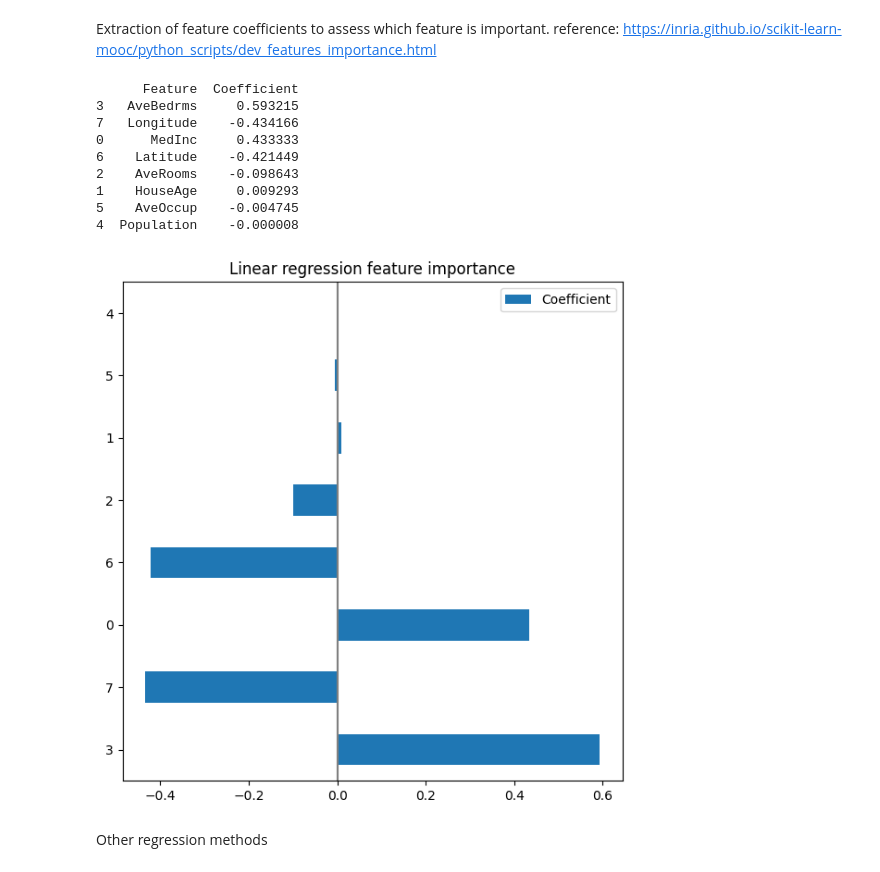
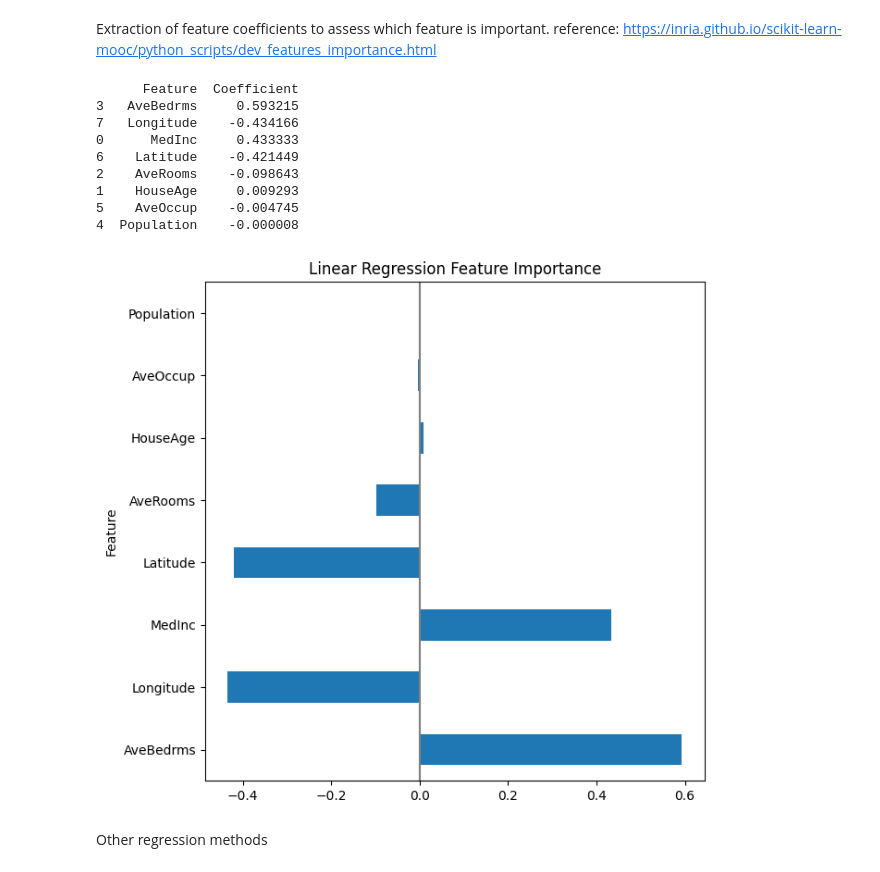
Before and after one commit to deskk/MIS_project1, a Jupyter notebook: project1.ipynb, the cells around one changed output. Saved outputs shown, nothing was run; the diff lists cells and outputs as text; code cells hidden in the pictures.

```diff
--- a/project1.ipynb
+++ b/project1.ipynb
@@ -104,26 +104,27 @@ Extraction of feature coefficients to assess which feature is important. referen
 # %%
 coef_df = pd.DataFrame({
     "Feature": feature_names,
     "Coefficient": lr.coef_
 }).sort_values(by="Coefficient", key=abs, ascending=False)
 
 print(coef_df)
 
-coef_df.plot(kind="barh", figsize=(9, 7))
-plt.title("Linear regression feature importance")
+coef_df.plot(kind="barh", x="Feature", y="Coefficient", figsize=(9, 7), legend=False)
+plt.title("Linear Regression Feature Importance")
 plt.axvline(x=0, color=".5")
 plt.subplots_adjust(left=0.3)
+plt.show()
 # %% [output]
       Feature  Coefficient
 3   AveBedrms     0.593215
 7   Longitude    -0.434166
 0      MedInc     0.433333
 6    Latitude    -0.421449
 2    AveRooms    -0.098643
 1    HouseAge     0.009293
 5    AveOccup    -0.004745
 4  Population    -0.000008
-[figure, old version]
+[figure, new version]
 # %% [markdown]
 Other regression methods
 # %%
```
Also changed, not shown: parts of 3 cells of this notebook.
